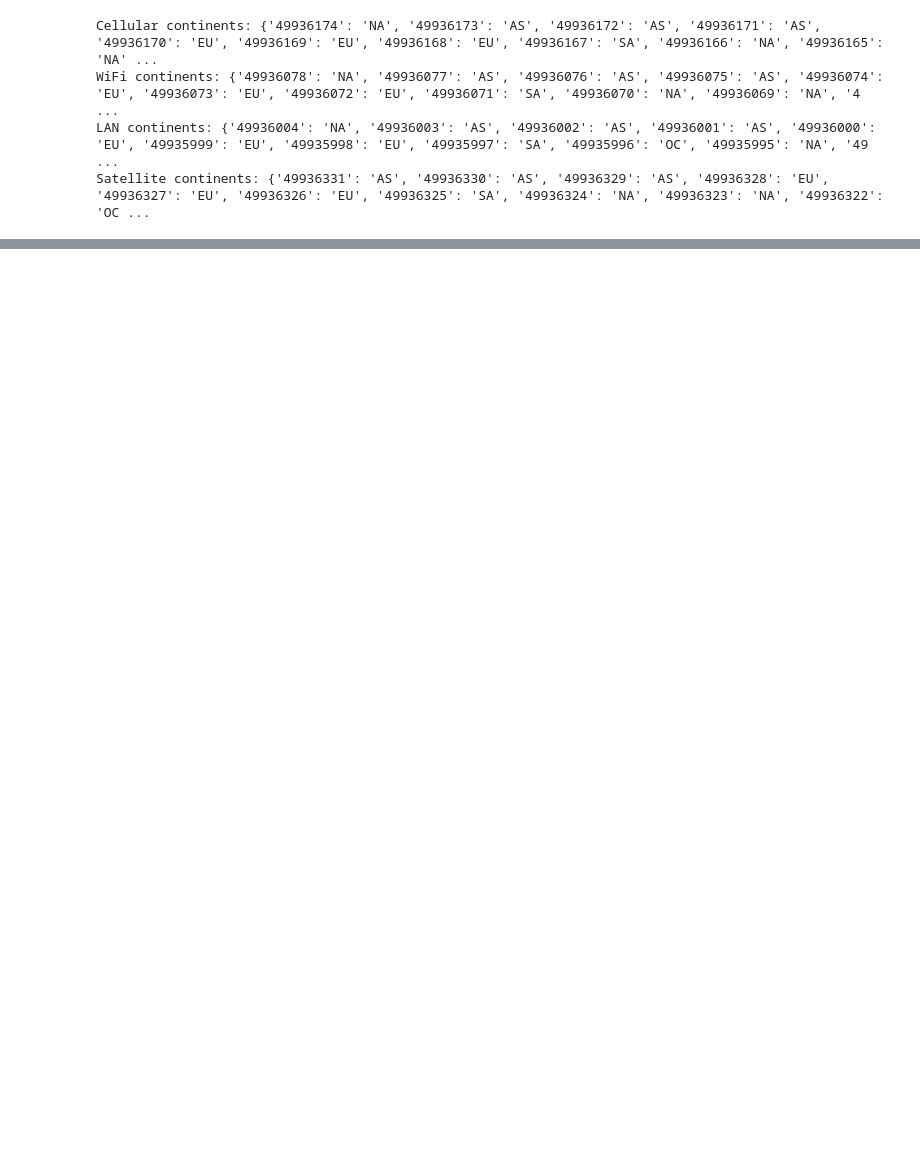
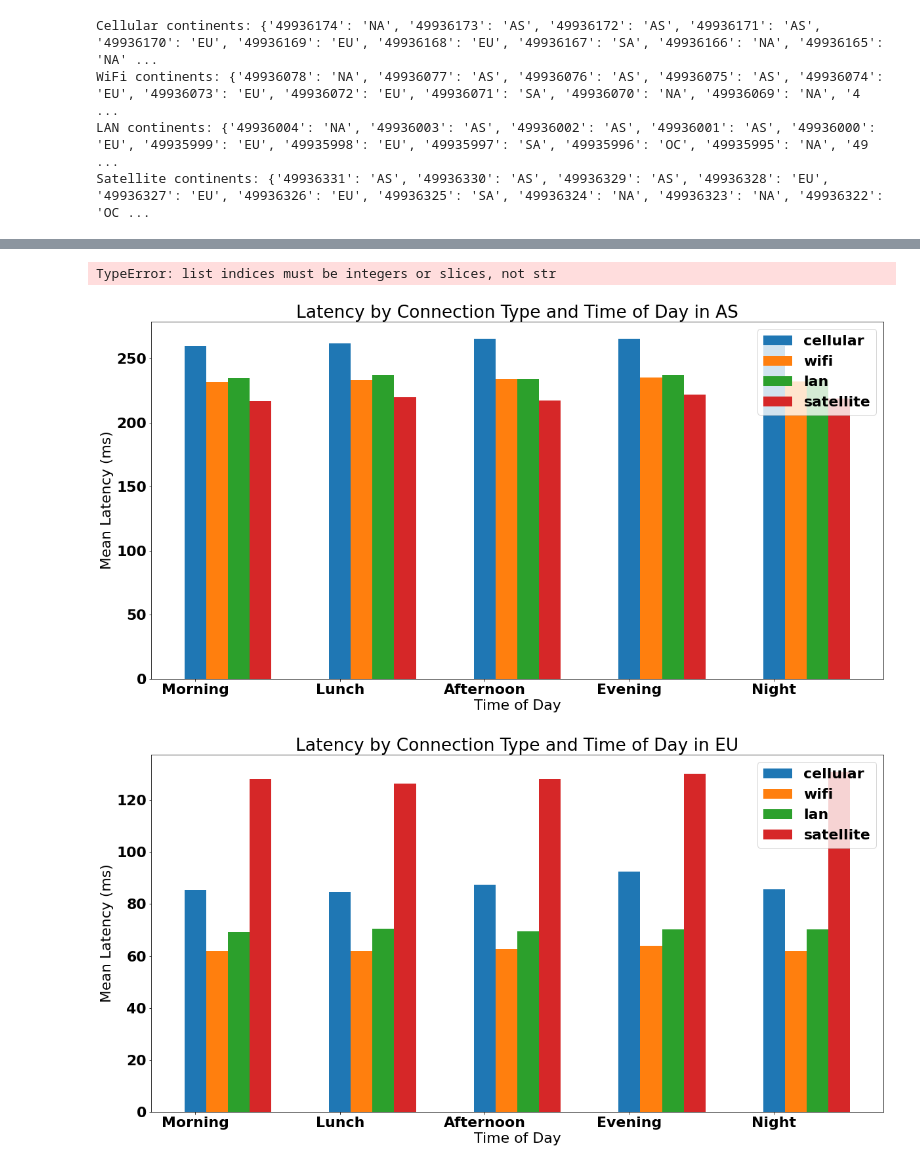
Before and after one commit to bikemc/cmb-group12, a Jupyter notebook: Assignment3/LatencyContinentPlots.ipynb, the cells around one changed output, grey strips where cells are left out. Drawn from its saved outputs; the diff is of its cells as text; code cells hidden in the pictures; blank space fills up the shorter version.

Commit message:
time  plots added

```diff
--- a/Assignment3/LatencyContinentPlots.ipynb
+++ b/Assignment3/LatencyContinentPlots.ipynb
@@ -263,0 +390,32 @@ plt.show()
+# %%
+restructured_data = restructure_latency_data(timed_data['cellular'], timed_data['wifi'], timed_data['lan'], timed_data['satellite'])
+# %% [output]
+TypeError: list indices must be integers or slices, not str
+# %%
+def create_plot_time(continent):
+    networks = ['cellular', 'wifi', 'lan', 'satellite']
+    times_of_day = ['Morning', 'Lunch', 'Afternoon', 'Evening', 'Night']
+
+    # Set the x-axis ticks and tick labels
+    x_ticks = list(range(len(times_of_day)))
+    plt.xticks(x_ticks, times_of_day)
+
+    # Plot each set of bars
+    for i, network in enumerate(networks):
+        data = [v for v in  restructured_data[continent][network].values()]
+        plt.bar([x + i*0.15 for x in x_ticks], data, width=0.15, label=network)
+
+    # Add a legend and axis labels
+    plt.legend()
+    plt.xlabel('Time of Day')
+    plt.ylabel("Mean Latency (ms)")
+    plt.title(f'Latency by Connection Type and Time of Day in {continent}')
+
+    # Display the plot
+    plt.show()
+continents = ["AS", "EU", "NA", "OC", "SA"]
+for continent in continents:
+    create_plot_time(continent)
+# %% [output]
+[figure, added]
+[figure, added]
```
Also changed, not shown: parts of 14 cells of this notebook.
